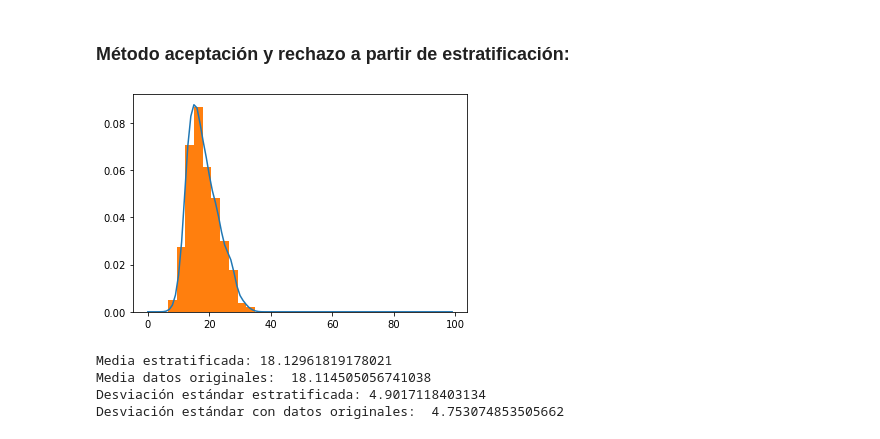
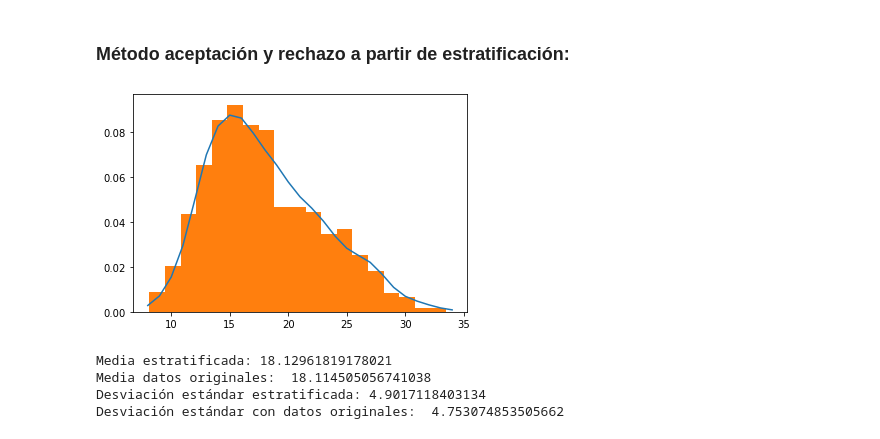
Before and after one commit to PintorOD1997/ProyectoConjunto_LandaverdeI_PintorD, a Jupyter notebook: ProyectoModulo1_OchoaD_MercadoI.ipynb, the cells around one changed output. Cells and saved outputs as stored; diff of their text form; code cells hidden in the pictures.

```diff
--- a/ProyectoModulo1_OchoaD_MercadoI.ipynb
+++ b/ProyectoModulo1_OchoaD_MercadoI.ipynb
@@ -899,7 +886,7 @@ Estadístico de Chi2 = 30.14352720564616
 # %% [markdown]
 ### Kernel density estimation:
 # %%
-dom = np.arange(0,100) #Dominio de la variable
+dom = np.arange(8,35) #Dominio de la variable
 plt.hist(temper,bins="auto",density=True)
 f = kde_statsmodels_m(temper)
 plt.plot(dom, f(dom), label='Función de masa de prob. estimada', color='y', linewidth=5)
@@ -930,13 +917,13 @@ plt.hist(temper_aleatoria1,bins = "auto",density=True);
 # %%
 #Creación de uniformes estratificados
 #Método aceptación/rechazo a partir de la función generada por KDE
 # Máximo de la función
 maximo = max_func(f,dom)
 temper_aleatoria2 = a_r(f,maximo,dom)
 plt.plot(dom,f(dom))
-plt.hist(temper_aleatoria2,density=True);
+plt.hist(temper_aleatoria2,bins="auto",density=True);
 # %% [output]
-[figure, old version]
+[figure, new version]
 # %%
 media_estratificada=np.mean(temper_aleatoria2)
 media_real=np.mean(temper)
```
Also changed, not shown: parts of 13 cells of this notebook.
